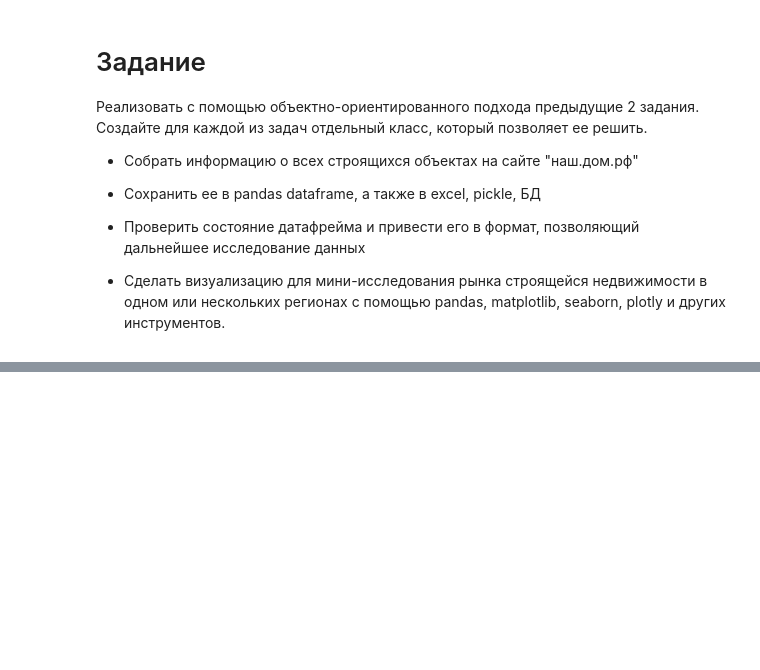
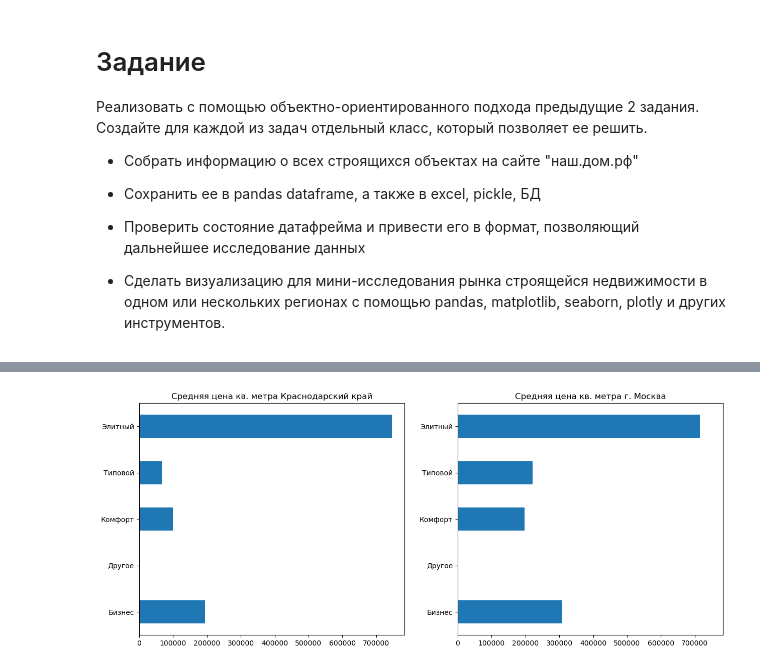
Before and after one commit to MrRifRaf/DS_Sber, a Jupyter notebook: Homework/Task3_dmrf_OOP.ipynb, the cells around one changed output, grey strips where cells are left out. Saved outputs shown, nothing was run; the diff lists cells and outputs as text; code cells hidden in the pictures; blank space fills up the shorter version.

```diff
--- a/Homework/Task3_dmrf_OOP.ipynb
+++ b/Homework/Task3_dmrf_OOP.ipynb
@@ -83,0 +264,4 @@ class Visualizer:
+# %%
+visual.barh_compare_price('Краснодарский край', 'г. Москва')
+# %% [output]
+[figure, added]
```
Also changed, not shown: parts of 30 cells of this notebook.
